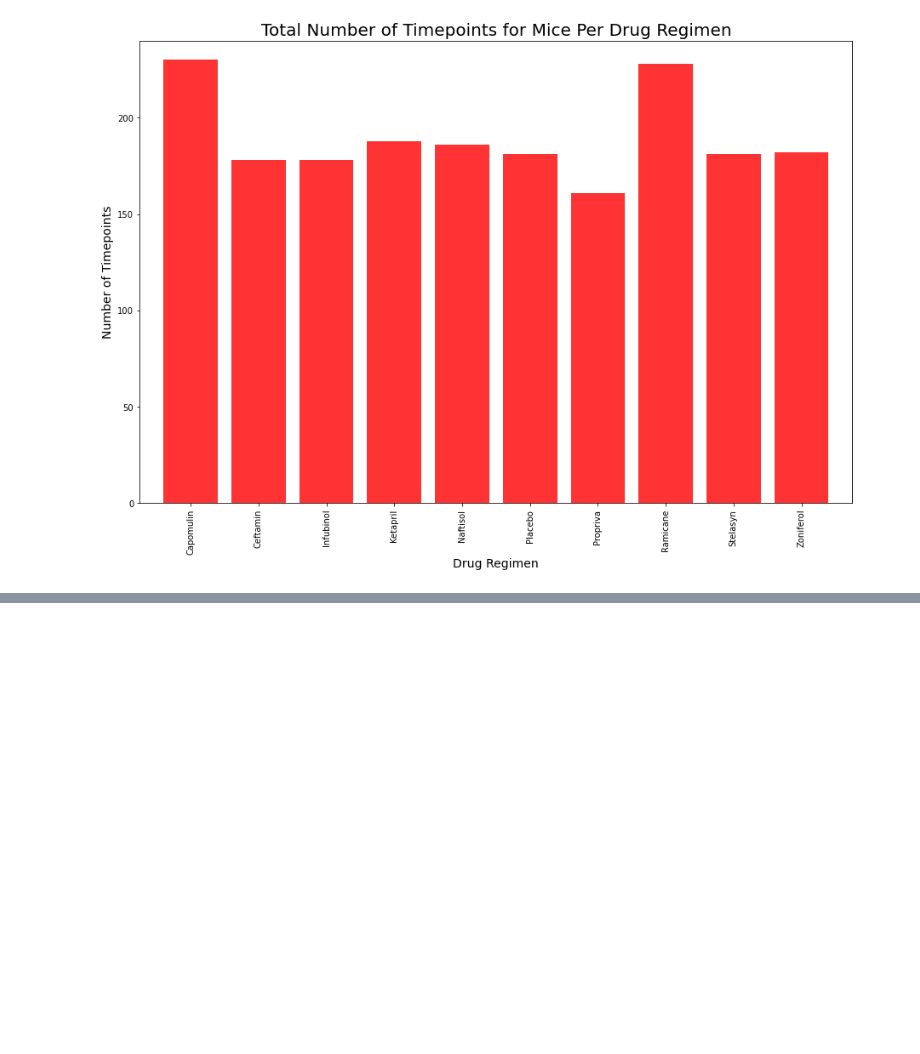
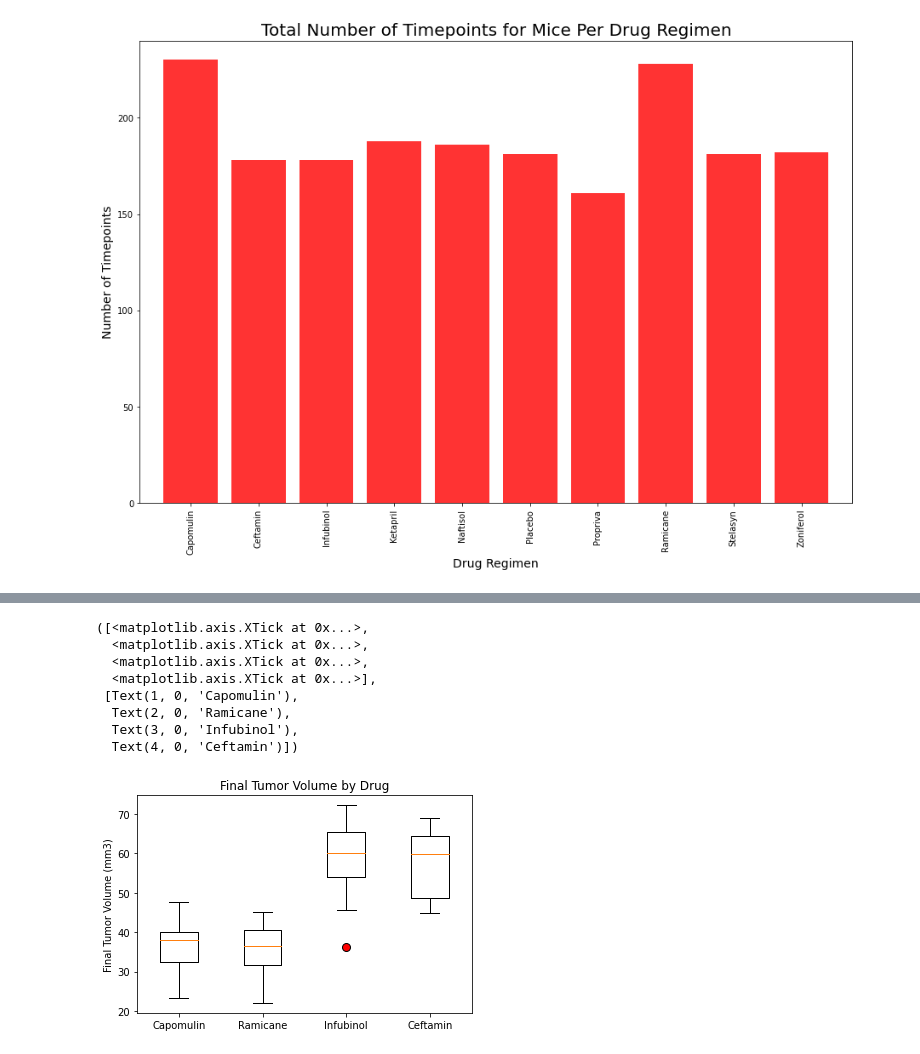
Before and after one commit to ILekawa9/Matplotlib_Challenge, a Jupyter notebook: PowerOfPlots.ipynb, the cells around one changed output, grey strips where cells are left out. Cells and saved outputs as stored; diff of their text form; code cells hidden in the pictures; blank space fills up the shorter version.

```diff
--- a/PowerOfPlots.ipynb
+++ b/PowerOfPlots.ipynb
@@ -156,8 +185,10 @@ mouse_sex["Percentage of Sex"] = (100*(mouse_sex["Total Count"]/mouse_sex["Total
 # %%
 # Calculate the final tumor volume of each mouse across four of the treatment regimens:
-# Capomulin, Ramicane, Infubinol, and Ceftamin
-
 # Start by getting the last (greatest) timepoint for each mouse
 
+greatest_timepoint_df = pd.DataFrame(mouse_study.groupby('Mouse ID')['Timepoint'].max().sort_values()).reset_index().rename(columns={'Timepoint': 'Max Timepoint'})
 
 # Merge this group df with the original dataframe to get the tumor volume at the last timepoint
+
+tumor_merge_df = pd.merge(mouse_study, greatest_timepoint_df, on='Mouse ID')
+tumor_merge_df.head()
@@ -181,2 +260,20 @@ mouse_sex["Percentage of Sex"] = (100*(mouse_sex["Total Count"]/mouse_sex["Total
 # %%
 # Generate a box plot of the final tumor volume of each mouse across four regimens of interest
+flierprops = dict(marker='o', markerfacecolor='r', markersize=8, markeredgecolor='black')
+
+plt.boxplot(tumor_vol_data, flierprops=flierprops)
+
+#labels
+plt.title('Final Tumor Volume by Drug')
+plt.ylabel('Final Tumor Volume (mm3)')
+plt.xticks([1, 2, 3, 4], ['Capomulin', 'Ramicane', 'Infubinol', 'Ceftamin'])
+# %% [output]
+([<matplotlib.axis.XTick at 0x...>,
+  <matplotlib.axis.XTick at 0x...>,
+  <matplotlib.axis.XTick at 0x...>,
+  <matplotlib.axis.XTick at 0x...>],
+ [Text(1, 0, 'Capomulin'),
+  Text(2, 0, 'Ramicane'),
+  Text(3, 0, 'Infubinol'),
+  Text(4, 0, 'Ceftamin')])
+[figure, added]
```
Also changed, not shown: parts of 12 cells of this notebook.
